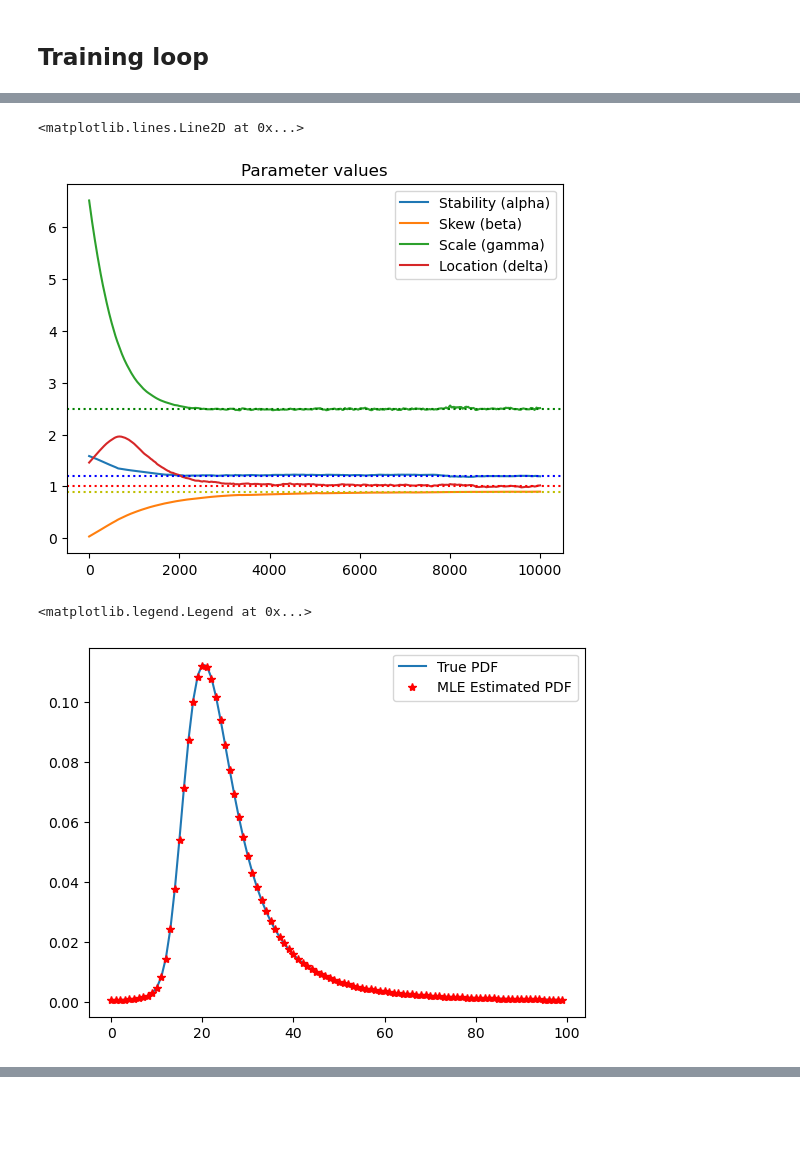
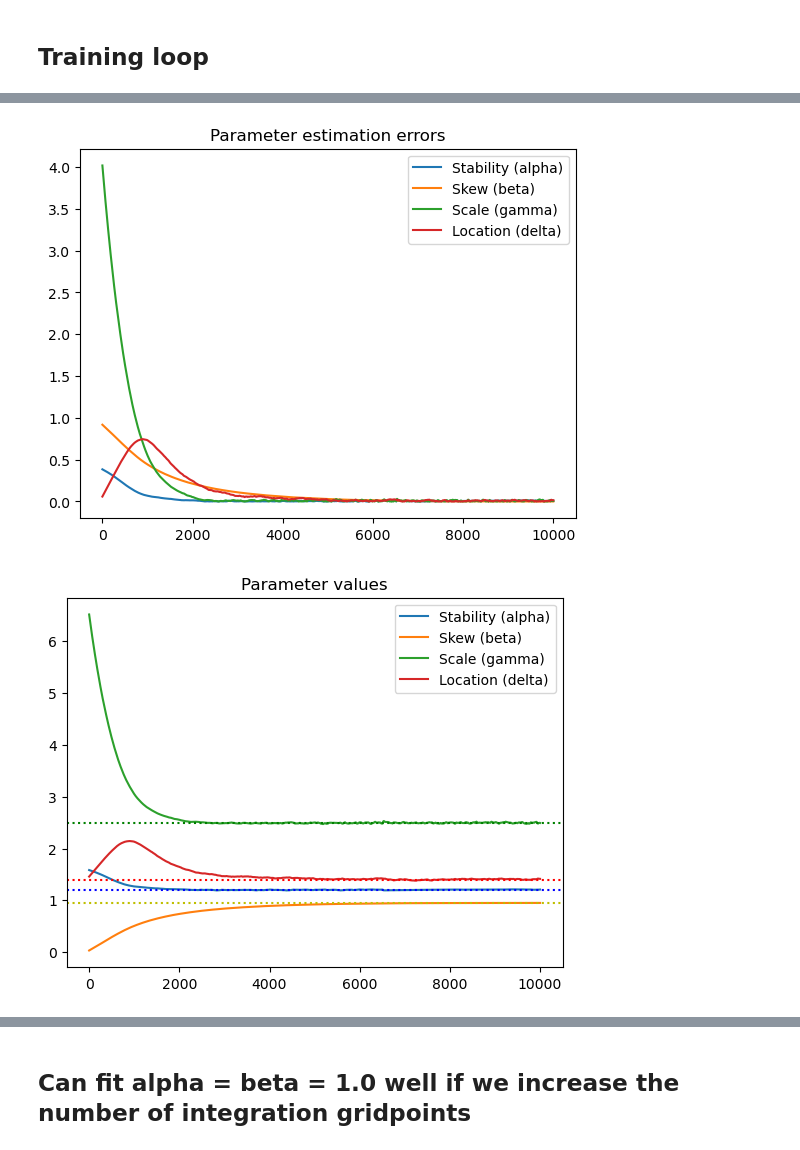
Before and after one commit to mawright/torchstable, a Jupyter notebook: stable_demo.ipynb, the cells around one changed output, grey strips where cells are left out. Saved outputs shown, nothing was run; the diff lists cells and outputs as text; code cells hidden in the pictures; blank space fills up the shorter version.

```diff
--- a/stable_demo.ipynb
+++ b/stable_demo.ipynb
@@ -95,12 +127,12 @@ class MyModule(nn.Module):
 torch.manual_seed(123)
 # true = dist.Stable(1.8, 0.4, 2.5, 3.)
 true_alpha = 1.2
-true_beta = 0.9
+true_beta = 0.95
 true_scale = 2.5
-true_loc = 1.0
-true = dist.Stable(true_alpha, true_beta, true_scale, true_loc)
+true_loc = 1.4
+true_dist = dist.Stable(true_alpha, true_beta, true_scale, true_loc)
 
-module = MyModule().cuda()
+module = MyModule()
 
 num_steps = 10000
 batch_size = 1000
@@ -156,20 +183,30 @@ Text(0.5, 1.0, 'Parameter estimation errors')
-# %%
-plt.plot(param_values, label=["Stability (alpha)", "Skew (beta)", "Scale (gamma)", "Location (delta)"])
-plt.legend()
-plt.title("Parameter values")
-plt.axhline(true_alpha, c="b", ls=":")
-plt.axhline(true_beta, c="y", ls=":")
-plt.axhline(true_scale, c="g", ls=":")
-plt.axhline(true_loc, c="r", ls=":")
-# %% [output]
-<matplotlib.lines.Line2D at 0x...>
-[figure, removed]
+# %%
+param_values, per_param_errors, losses = fit(true_dist, module, num_steps, batch_size)
 # %%
-true_pdf = levy_stable.pdf(np.linspace(-10, 40, 100), true.stability.item(), true.skew.item(), loc=true.loc.item(), scale=true.scale.item())
-estimated_pdf = levy_stable.pdf(np.linspace(-10, 40, 100), param_values[-1][0], param_values[-1][1], scale=param_values[-1][2], loc=param_values[-1][3])
-plt.plot(true_pdf)
-plt.plot(estimated_pdf, "r*")
-plt.legend(["True PDF", "MLE Estimated PDF"])
+def plot_stuff(param_values, per_param_errors, losses):
+    fig, ax = plt.subplots()
+    ax.plot(per_param_errors, label=["Stability (alpha)", "Skew (beta)", "Scale (gamma)", "Location (delta)"])
+    ax.legend()
+    ax.set_title("Parameter estimation errors")
+
+    fig, ax = plt.subplots()
+    ax.plot(param_values, label=["Stability (alpha)", "Skew (beta)", "Scale (gamma)", "Location (delta)"])
+    ax.legend()
+    ax.set_title("Parameter values")
+    ax.axhline(true_alpha, c="b", ls=":")
+    ax.axhline(true_beta, c="y", ls=":")
+    ax.axhline(true_scale, c="g", ls=":")
+    ax.axhline(true_loc, c="r", ls=":")
+
+    true_pdf = levy_stable.pdf(np.linspace(-10, 40, 100), true_dist.stability.item(), true_dist.skew.item(), loc=true_dist.loc.item(), scale=true_dist.scale.item())
+    estimated_pdf = levy_stable.pdf(np.linspace(-10, 40, 100), param_values[-1][0], param_values[-1][1], scale=param_values[-1][2], loc=param_values[-1][3])
+    fig, ax = plt.subplots()
+    ax.plot(true_pdf)
+    ax.plot(estimated_pdf, "r*")
+    ax.legend(["True PDF", "MLE Estimated PDF"])
+
+    fig, ax = plt.subplots()
+    ax.plot(losses, label="Loss")
+    ax.plot(gaussian_filter(losses, 50), label="Gaussian smoothed")
+    ax.set_title("Negative log likelihood (loss)")
+    ax.legend()
-# %% [output]
-<matplotlib.legend.Legend at 0x...>
-[figure, removed]
@@ -179,0 +213,5 @@ plt.legend(["True PDF", "MLE Estimated PDF"])
+# %%
+plot_stuff(param_values, per_param_errors, losses)
+# %% [output]
+[figure, added]
+[figure, added]
@@ -179,0 +220,2 @@ plt.legend(["True PDF", "MLE Estimated PDF"])
+# %% [markdown]
+## Can fit alpha = beta = 1.0 well if we increase the number of integration gridpoints
```
Also changed, not shown: parts of 14 cells of this notebook.
